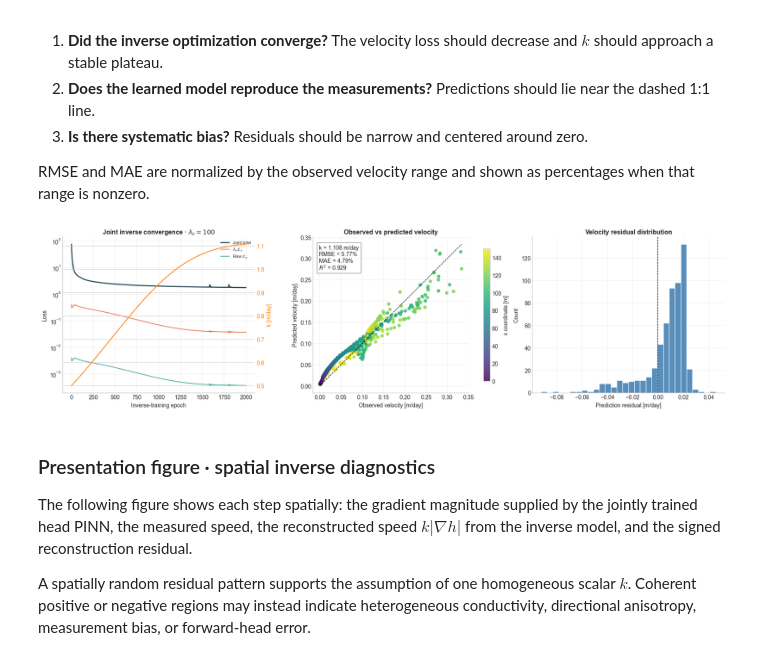
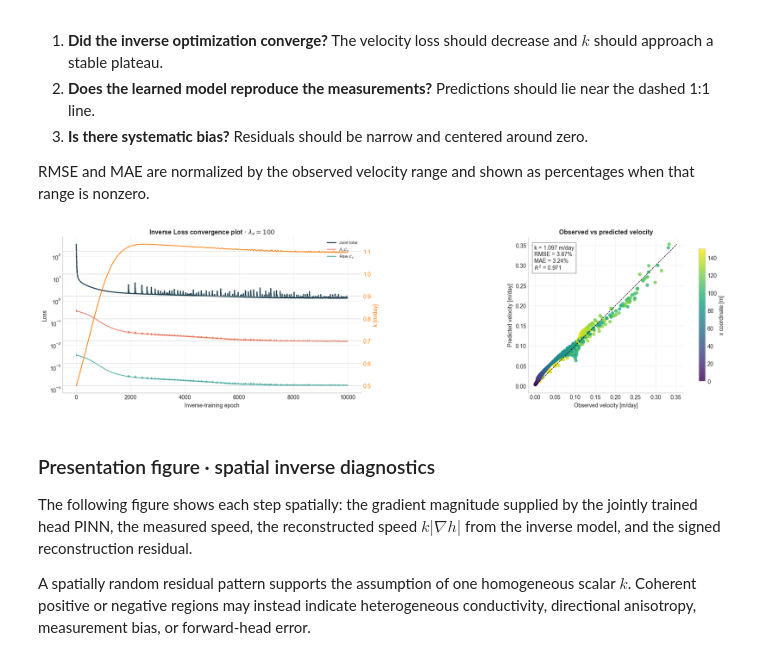
Before and after one commit to omarabdesslem/PINN-Darcy-Flow, a Jupyter notebook: Code/3. Backwards_PINN.ipynb, the cells around one changed output. Drawn from its saved outputs; the diff is of its cells as text; code cells hidden in the pictures.

```diff
--- a/Code/3. Backwards_PINN.ipynb
+++ b/Code/3. Backwards_PINN.ipynb
@@ -607,7 +609,7 @@ velocity_target = torch.as_tensor(vel_obs, dtype=torch.float32, device=device)
 lambda_D = 30.0
 lambda_N = 5.0
 lambda_velocity = 100.0
-inverse_epochs = 2000
+inverse_epochs = 10000
 inverse_optimizer = torch.optim.Adam(inverse_model.parameters(), lr=1.0e-3)
 inverse_history = {
     "total": [], "pde": [], "dirichlet": [], "neumann": [],
@@ -714,7 +716,7 @@ This three-panel figure answers three separate questions:
 RMSE and MAE are normalized by the observed velocity range and shown as percentages when that range is nonzero.
 # %%
 # Figure 3A: inverse-training and global fit diagnostics.
-fig, axes = plt.subplots(1, 3, figsize=(18, 4.8), constrained_layout=True)
+fig, axes = plt.subplots(1, 2, figsize=(18, 4.8), constrained_layout=True)
 
 obs = vel_obs.ravel()
 pred = vel_pred.ravel()
@@ -725,42 +727,35 @@ vmax = max(obs.max(), pred.max())
 epochs_inverse = np.arange(1, len(inverse_history["total"]) + 1)
 axes[0].semilogy(epochs_inverse, inverse_history["total"], color="#264653", lw=2, label="Joint total")
 axes[0].semilogy(epochs_inverse, inverse_history["weighted_velocity"], color="#E76F51", alpha=0.9, label=r"$\lambda_v\mathcal{L}_v$")
 axes[0].semilogy(epochs_inverse, inverse_history["velocity"], color="#2A9D8F", alpha=0.8, label=r"Raw $\mathcal{L}_v$")
 axes[0].set_xlabel("Inverse-training epoch")
 axes[0].set_ylabel("Loss")
-axes[0].set_title(rf"Joint inverse convergence · $\lambda_v={lambda_velocity:g}$")
+axes[0].set_title(rf"Inverse Loss convergence plot · $\lambda_v={lambda_velocity:g}$")
 axes[0].legend(loc="upper right", fontsize=8)
 axes[0].grid(True, alpha=0.3)
 k_axis = axes[0].twinx()
 k_axis.plot(epochs_inverse, inverse_history["k"], color="tab:orange")
 k_axis.set_ylabel("k [m/day]", color="tab:orange")
 k_axis.tick_params(axis="y", labelcolor="tab:orange")
 
 sc = axes[1].scatter(obs, pred, c=vel_xy[valid_vel, 0], cmap="viridis", s=30, alpha=0.82)
 axes[1].plot([vmin, vmax], [vmin, vmax], "k--", linewidth=1)
 axes[1].set_xlabel("Observed velocity [m/day]")
 axes[1].set_ylabel("Predicted velocity [m/day]")
 axes[1].set_title("Observed vs predicted velocity")
 axes[1].grid(True, alpha=0.3)
 axes[1].set_aspect("equal", adjustable="box")
 fig.colorbar(sc, ax=axes[1], label="x coordinate [m]", shrink=0.85)
 axes[1].text(
     0.04, 0.95,
     f"k = {k_est:.4g} m/day\nRMSE = {velocity_rmse_percent:.2f}%\nMAE = {velocity_mae_percent:.2f}%\n$R^2$ = {velocity_r2:.3f}",
     transform=axes[1].transAxes, va="top",
     bbox={"facecolor": "white", "alpha": 0.88, "edgecolor": "0.5"},
 )
 
-axes[2].hist(residual, bins=30, color="steelblue", edgecolor="white", alpha=0.9)
-axes[2].axvline(0, color="black", linestyle="--", linewidth=1)
-axes[2].set_xlabel("Prediction residual [m/day]")
-axes[2].set_ylabel("Count")
-axes[2].set_title("Velocity residual distribution")
-axes[2].grid(True, alpha=0.3)
-
 plt.show()
 # %% [output]
-[figure, old version]
+[figure, new version]
 # %% [markdown]
 ### Presentation figure · spatial inverse diagnostics
 
```
Also changed, not shown: parts of 6 cells of this notebook, 9 other files.
